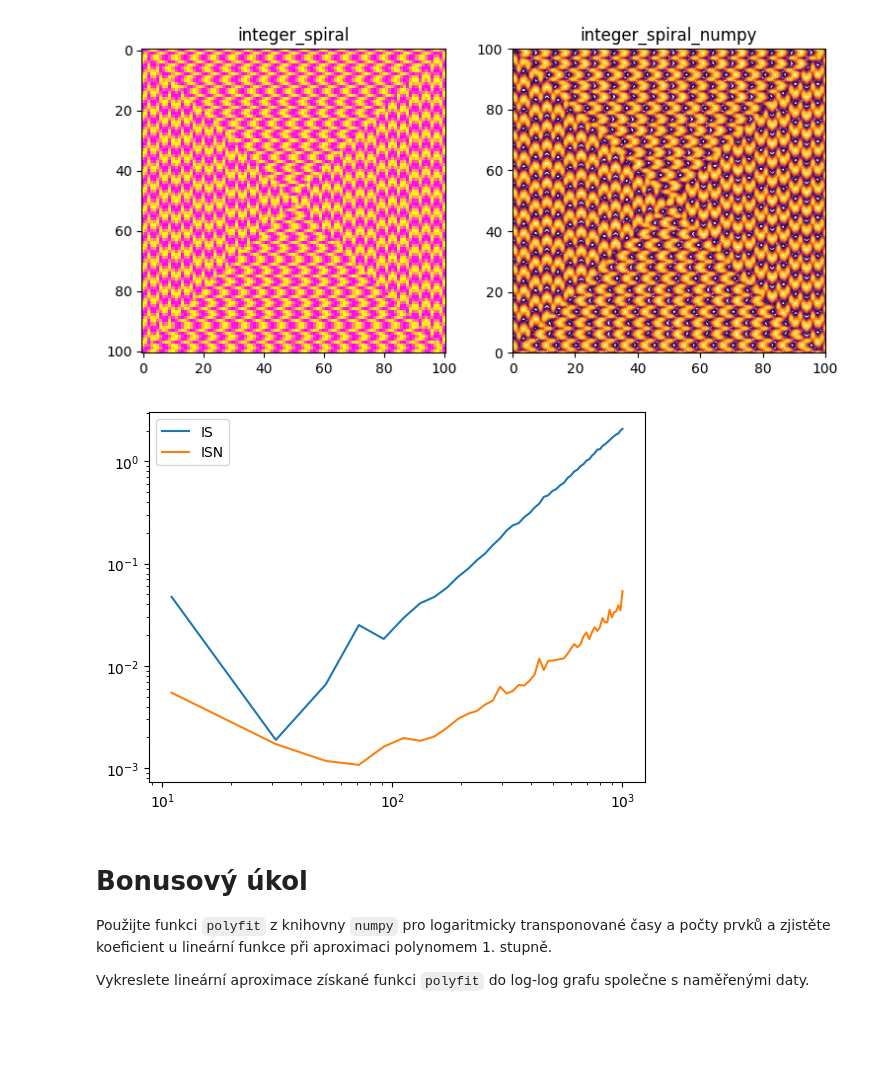
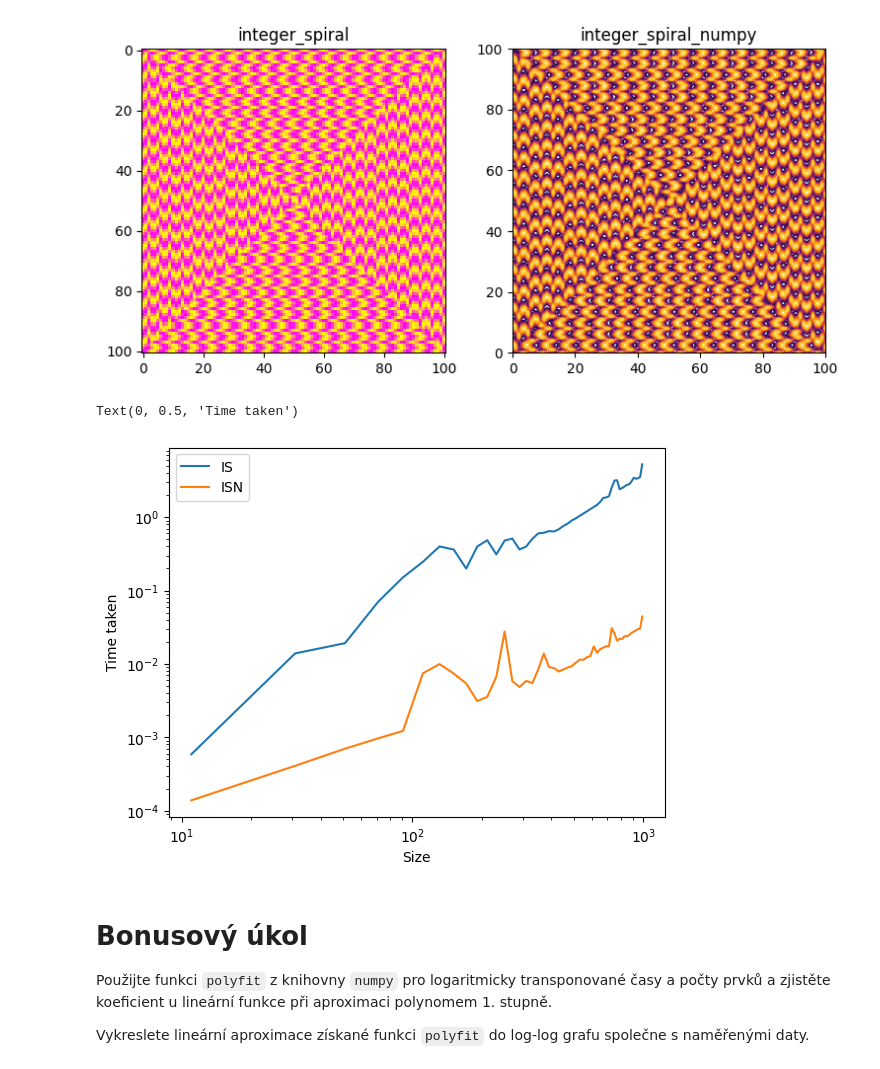
Before and after one commit to MAR0897/VVP_ukoly_MAR0897, a Jupyter notebook: 04_ukoly.ipynb, the cells around one changed output. Drawn from its saved outputs; the diff is of its cells as text; code cells hidden in the pictures; blank space fills up the shorter version.

```diff
--- a/04_ukoly.ipynb
+++ b/04_ukoly.ipynb
@@ -163,27 +163,30 @@ Text(0.5, 1.0, 'integer_spiral_numpy')
 [figure]
 # %%
 import time
-x=np.linspace(11,1002,50)
+x=np.arange(11,1002,20)
 times_IS = np.zeros(x.size)
 times_ISN = np.zeros(x.size)
 j=0
 for i in range(11,1002,20):
     start=time.time()
     A = integer_spiral(i)
     times_IS[j]=time.time()-start
 
     start=time.time()
-    A = integer_spiral_numpy(i*2)
+    A = integer_spiral_numpy(i)
     times_ISN[j]=time.time()-start
     j+=1
 fig, axes = plt.subplots()
 axes.plot(x, times_IS, label='IS')
 axes.plot(x, times_ISN, label='ISN')
 axes.legend()
 axes.set_yscale("log")
 axes.set_xscale("log")
+plt.xlabel("Size")
+plt.ylabel("Time taken")
 # %% [output]
+Text(0, 0.5, 'Time taken')
-[figure, old version]
+[figure, new version]
 # %% [markdown]
 # Bonusový úkol
 Použijte funkci `polyfit` z knihovny `numpy` pro logaritmicky transponované časy a počty prvků a zjistěte koeficient u lineární funkce při aproximaci polynomem 1. stupně.
```
Also changed, not shown: parts of 5 cells of this notebook.
